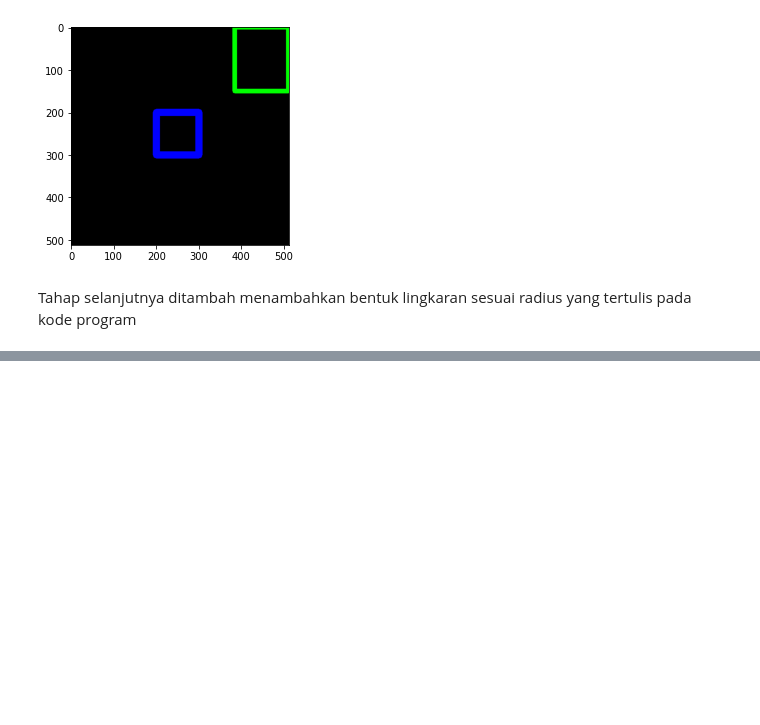
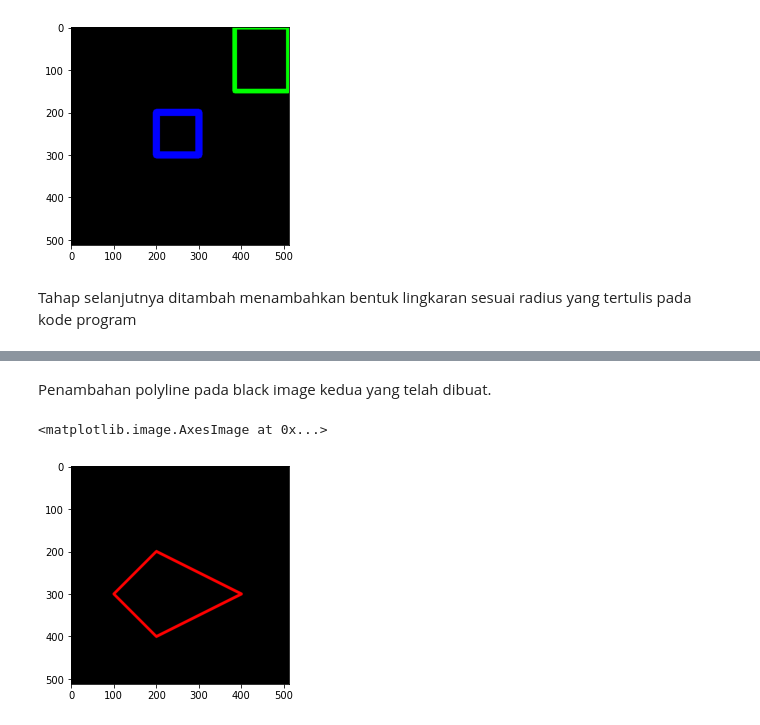
Before and after one commit to b-bella99/PCVK_Genap_2021, a Jupyter notebook: Week2.ipynb, the cells around one changed output, grey strips where cells are left out. Saved outputs shown, nothing was run; the diff lists cells and outputs as text; code cells hidden in the pictures; blank space fills up the shorter version.

```diff
--- a/Week2.ipynb
+++ b/Week2.ipynb
@@ -107,0 +133,3 @@ Tahap selanjutnya ditambah menambahkan bentuk lingkaran sesuai radius yang tertu
+# %%
+black_img2 = np.zeros(shape=(512,512,3),dtype=np.int32)
+plt.imshow(black_img2)
@@ -107,0 +141,3 @@ Tahap selanjutnya ditambah menambahkan bentuk lingkaran sesuai radius yang tertu
+# %%
+vertices = np.array([[100,300],[200,200],[400,300],[200,400]],dtype=np.int32)
+vertices
@@ -107,0 +151,3 @@ Tahap selanjutnya ditambah menambahkan bentuk lingkaran sesuai radius yang tertu
+# %%
+pts = vertices.reshape((-1,1,2)) # Nilai 2 untuk menunjukkan bahwa tiap titik dibuat 3 channel yang mewakili R, G, dan B
+pts
@@ -107,0 +162,8 @@ Tahap selanjutnya ditambah menambahkan bentuk lingkaran sesuai radius yang tertu
+# %% [markdown]
+Penambahan polyline pada black image kedua yang telah dibuat.
+# %%
+cv.polylines(black_img2,[pts],isClosed=True,color=(255,0,0),thickness=5)
+plt.imshow(black_img2)
+# %% [output]
+<matplotlib.image.AxesImage at 0x...>
+[figure, added]
```
Also changed, not shown: parts of 11 cells of this notebook.
